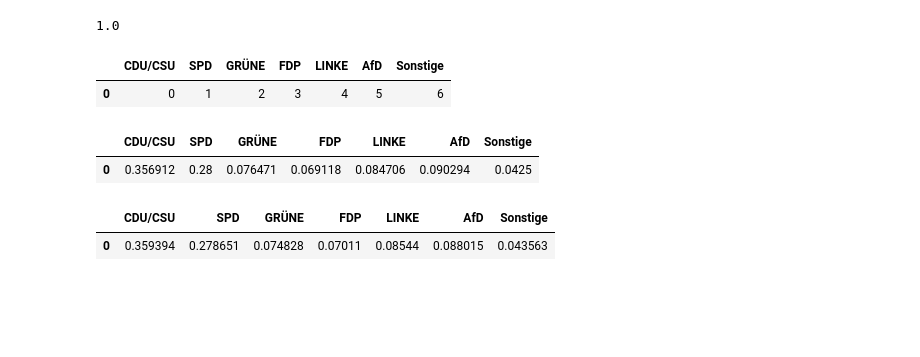
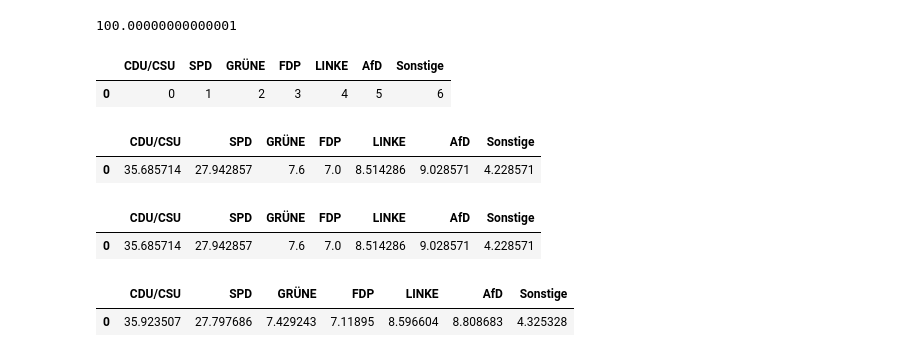
Before and after one commit to daveh19/foxy-predictor, a Jupyter notebook: models/models.ipynb, the cells around one changed output. Drawn from its saved outputs; the diff is of its cells as text; code cells hidden in the pictures; blank space fills up the shorter version.

Commit message:
Experimental model API with classes, added simple regression notebook

```diff
--- a/models/models.ipynb
+++ b/models/models.ipynb
@@ -12,10 +10,20 @@ data_dict = wahlrecht_polling_firms.get_tables()
 # %%
 parties = ['CDU/CSU', 'SPD', 'GRÜNE', 'FDP', 'LINKE', 'AfD', 'Sonstige']
+# %%
+data_dict = wahlrecht_polling_firms.get_tables()
+
+def _preprocess_df(df):
+    df = df.fillna(0)  # TODO: Some values are NaN --> how to handle these? Especially, the numbers have to add up to 1.
+    df['Befragte'] = df['Befragte'].apply(lambda x: int(x.replace('.', '').replace('NaN', '0')))  # TODO: Befragte column is string so far. Sometimes, there are also NaN values --> how to handle these? Should the polls be ignored for weighting or should an "average" value be used?
+    #df[parties] /= 100  # TODO: Have values as 37 or 0.37?
+    return df
+
+data_dict = {key: _preprocess_df(df) for key, df in data_dict.items()}
 # %%
-def _normalize_to_one(x):
+def _normalize_to_hundred(x):
     """Normalize an array so that its sum is 1."""
-    return x / np.sum(x)
+    return 100 * x / np.sum(x)
 
-np.sum(_normalize_to_one(np.linspace(0, 10)))
+np.sum(_normalize_to_hundred(np.linspace(0, 10)))
 # %% [output]
-1.0
+100.00000000000001
@@ -38,41 +86,51 @@ _prediction_to_dataframe(range(len(parties)))
 # %%
 def average(data_dict=data_dict, n_last=5):
     """Average the last `n_last` polls from all polling firms."""
     prediction = np.zeros(len(parties))
     for df in data_dict.values():
         for i in range(min(n_last, len(df))):  # do not use more rows than the dataframe has
-            # TODO: Contains some fixes to convert strings to floats. Do this in the data already.
-            try:
-                results = np.array(list(map(_p2f, df[parties].iloc[i])))
-                # TODO: Polls from different polling firms have different time spacing. Take this into account.
-                prediction += results
-            except ValueError as e:
-                pass
-                #print(e)  # TODO: Probably just a conversion error. Remove this once the data is fixed.
-    return _prediction_to_dataframe(_normalize_to_one(prediction))
+            results = df[parties].iloc[i]
+            # TODO: Polls from different polling firms have different time spacing. Take this into account.
+            prediction += results
+    return _prediction_to_dataframe(_normalize_to_hundred(prediction))
 
 average(data_dict)
 # %% [output]
 |  | CDU/CSU | SPD | GRÜNE | FDP | LINKE | AfD | Sonstige |
-| 0 | 0.356912 | 0.28 | 0.076471 | 0.069118 | 0.084706 | 0.090294 | 0.0425 |
+| 0 | 35.685714 | 27.942857 | 7.6 | 7.0 | 8.514286 | 9.028571 | 4.228571 |
+# %%
+class AverageModel(Model):
+    """Average the last `n_last` polls from all polling firms."""
+
+    def __init__(self, n_last=5):
+        self.n_last = n_last
+
+    def predict(self, data_dict):
+        prediction = np.zeros(len(parties))
+        for df in data_dict.values():
+            for i in range(min(self.n_last, len(df))):  # do not use more rows than the dataframe has
+                results = df[parties].iloc[i]
+                # TODO: Polls from different polling firms have different time spacing. Take this into account.
+                prediction += results
+        return _prediction_to_dataframe(_normalize_to_hundred(prediction))
+
+AverageModel().predict(data_dict)
+# %% [output]
+|  | CDU/CSU | SPD | GRÜNE | FDP | LINKE | AfD | Sonstige |
+| 0 | 35.685714 | 27.942857 | 7.6 | 7.0 | 8.514286 | 9.028571 | 4.228571 |
 # %%
 def weighted_average(data_dict=data_dict, n_last=5):
     """Average the last `n_last` polls from all polling firms, weighted by the number of participants."""
     prediction = np.zeros(len(parties))
     for df in data_dict.values():
         for i in range(min(n_last, len(df))):
-            # TODO: Contains some fixes to convert strings to floats. Do this in the data already.
-            try:
-                results = np.array(list(map(_p2f, df[parties].iloc[i])))
-                num_people = float(df['Befragte'].iloc[i].replace('.', '').replace('T • ', '').replace('O • ', ''))
-                # TODO: Polls from different polling firms have different time spacing. Take this into account.
-                prediction += results * num_people
-            except ValueError as e:
-                pass
-                #print(e)  # TODO: Probably just a conversion error. Remove this once the data is fixed.
-    return _prediction_to_dataframe(_normalize_to_one(prediction))
+            results = df[parties].iloc[i]
+            num_people = df['Befragte'].iloc[i]#np.nan_to_num(float(df['Befragte'].iloc[i].replace('.', '').replace('T • ', '').replace('O • ', '')))
+            # TODO: Polls from different polling firms have different time spacing. Take this into account.
+            prediction += results * num_people
+    return _prediction_to_dataframe(_normalize_to_hundred(prediction))
 
 weighted_average(data_dict)
 # %% [output]
 |  | CDU/CSU | SPD | GRÜNE | FDP | LINKE | AfD | Sonstige |
-| 0 | 0.359394 | 0.278651 | 0.074828 | 0.07011 | 0.08544 | 0.088015 | 0.043563 |
+| 0 | 35.923507 | 27.797686 | 7.429243 | 7.11895 | 8.596604 | 8.808683 | 4.325328 |
```
Also changed, not shown: parts of 28 cells of this notebook, 1 other file.
